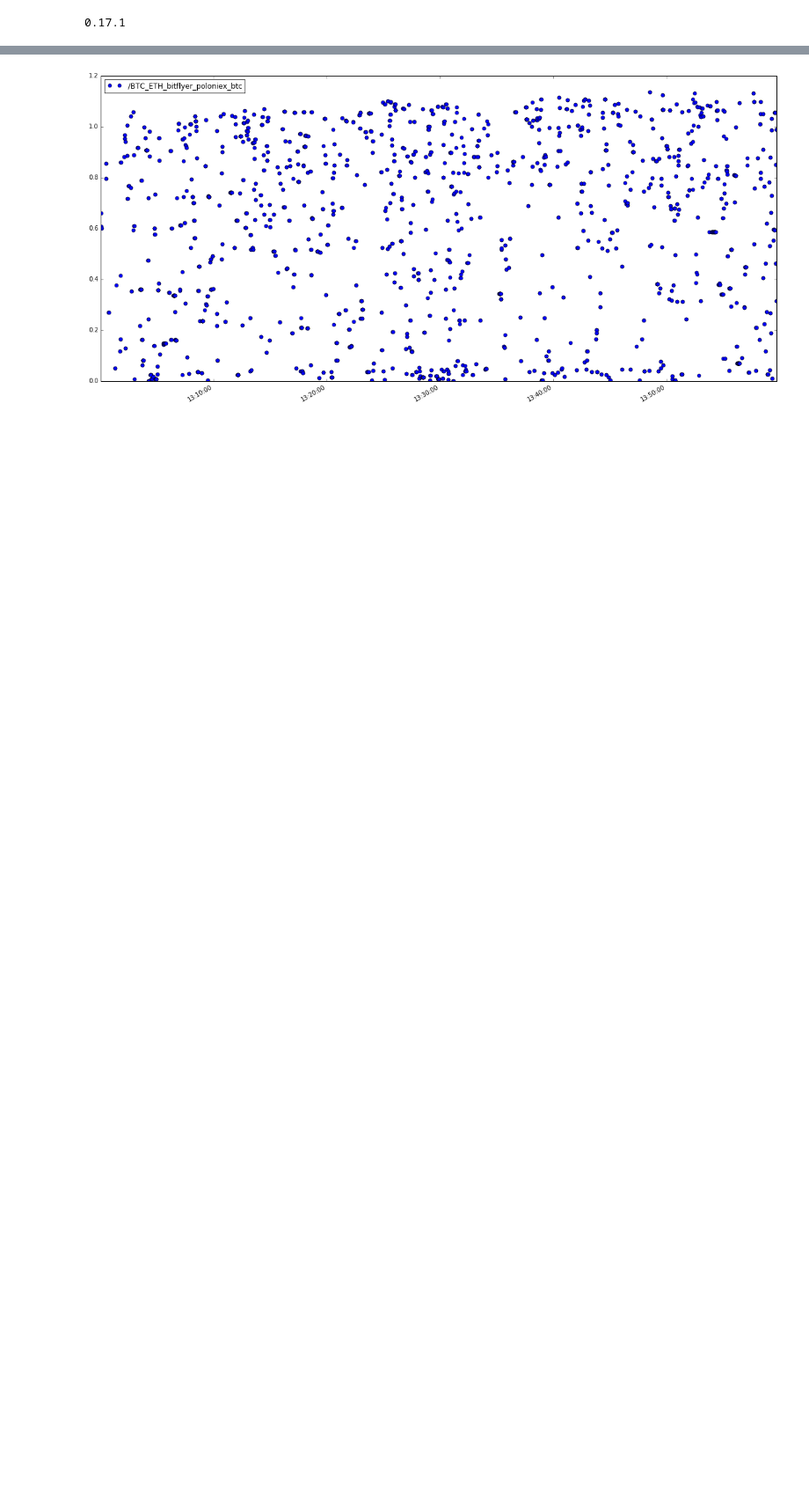
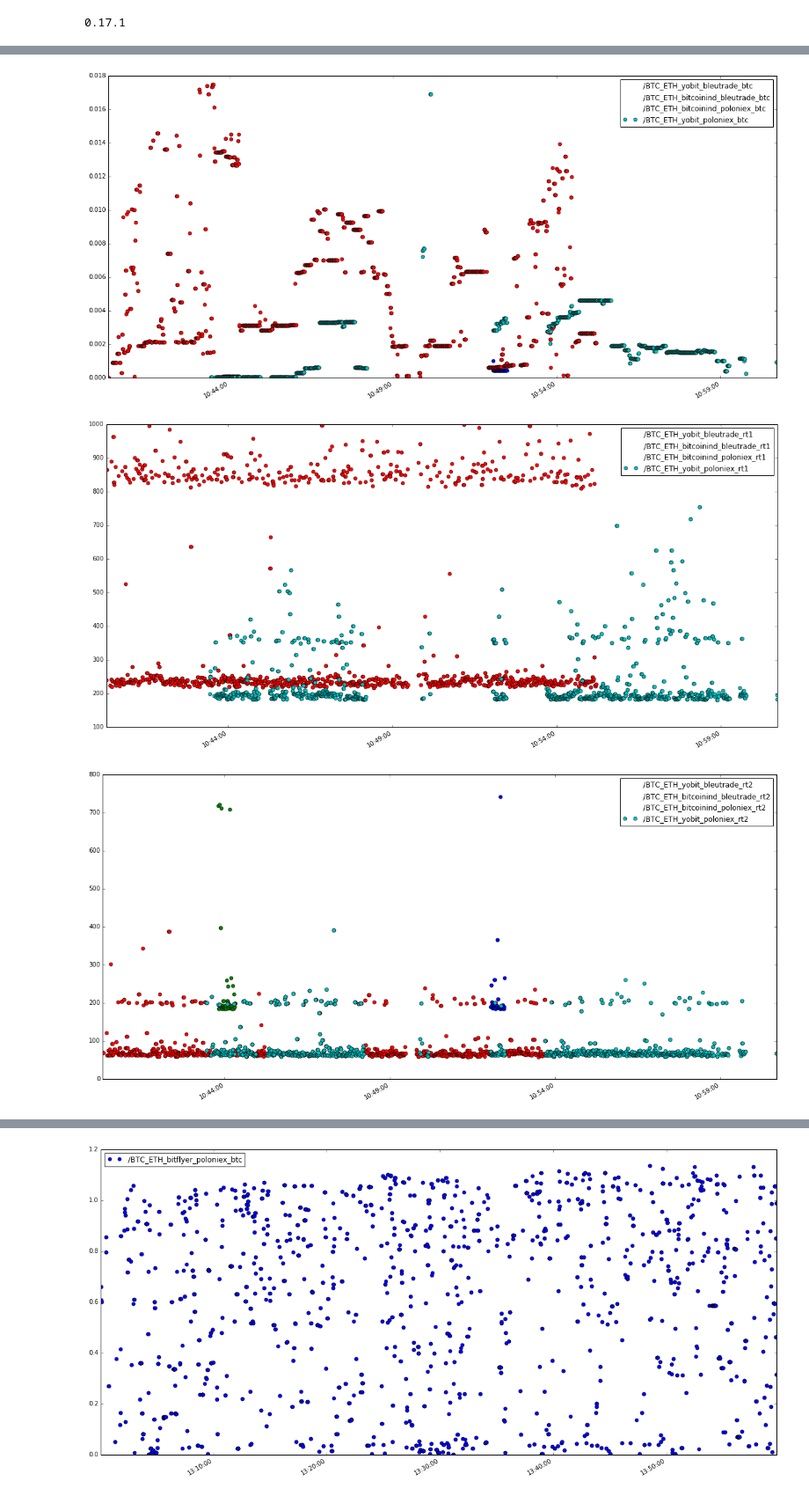
Before and after one commit to portfolioscout/tf, a Jupyter notebook: nb/deptharb.ipynb, the cells around one changed output, grey strips where cells are left out. Shown at 88% size. Saved outputs shown, nothing was run; the diff lists cells and outputs as text; code cells hidden in the pictures; blank space fills up the shorter version.

```diff
--- a/nb/deptharb.ipynb
+++ b/nb/deptharb.ipynb
@@ -214,0 +217,7 @@ plotTrades1(rtLim=1000,exchanges=['poloniex'],exclude=['bitflyer'])
+# %%
+#plotTrades1(rtLim=1000,exclude=['bitflyer'],exchanges=['poloniex','bleutrade'])
+plotTrades1(rtLim=1000,exclude=['bitflyer'],exchanges=['poloniex','bleutrade'],dtFrom='2016-05-24 10:40:00',dtTo='2016-05-24 11:05:00')
+# %% [output]
+[figure, added]
+[figure, added]
+[figure, added]
```
Also changed, not shown: parts of 7 cells of this notebook.
